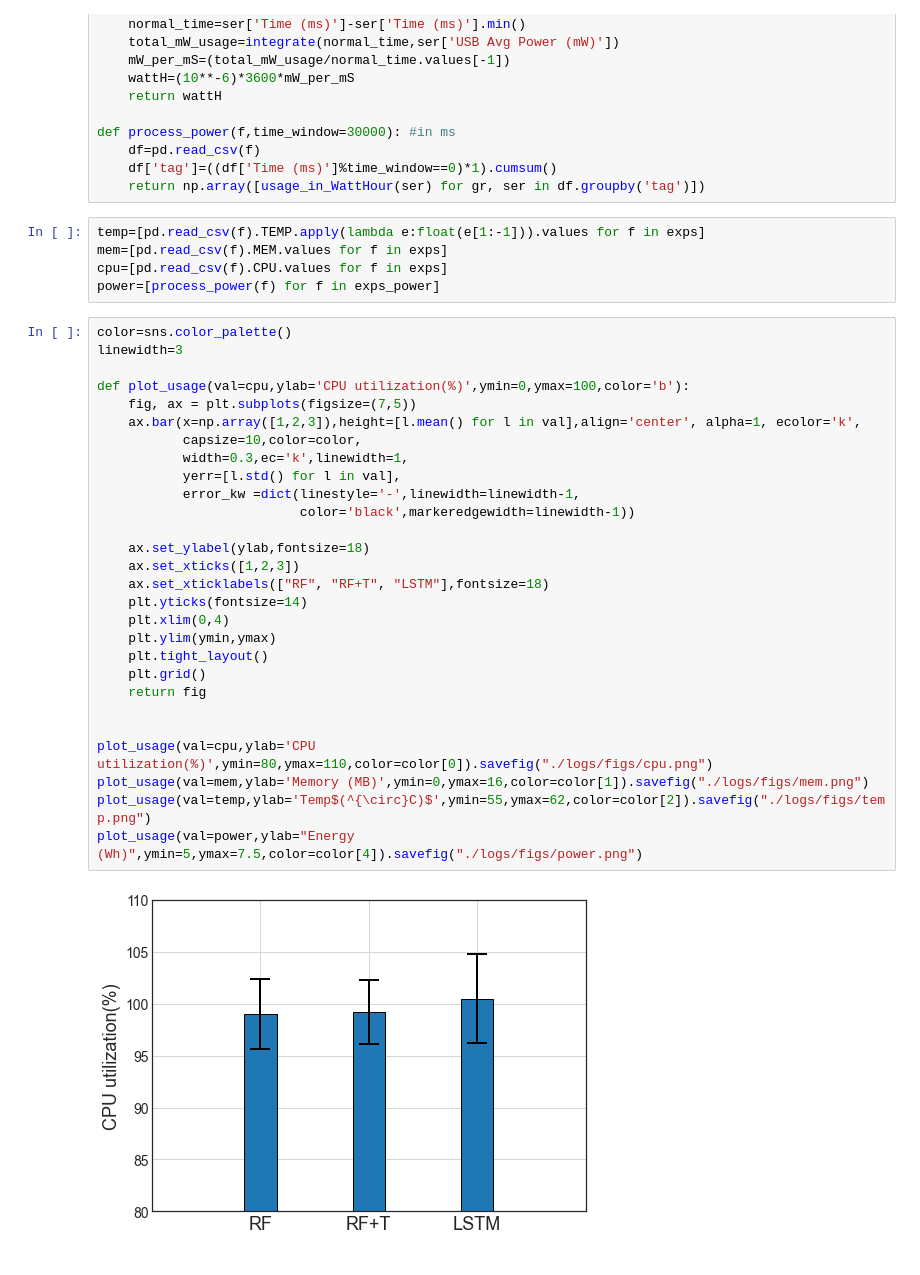
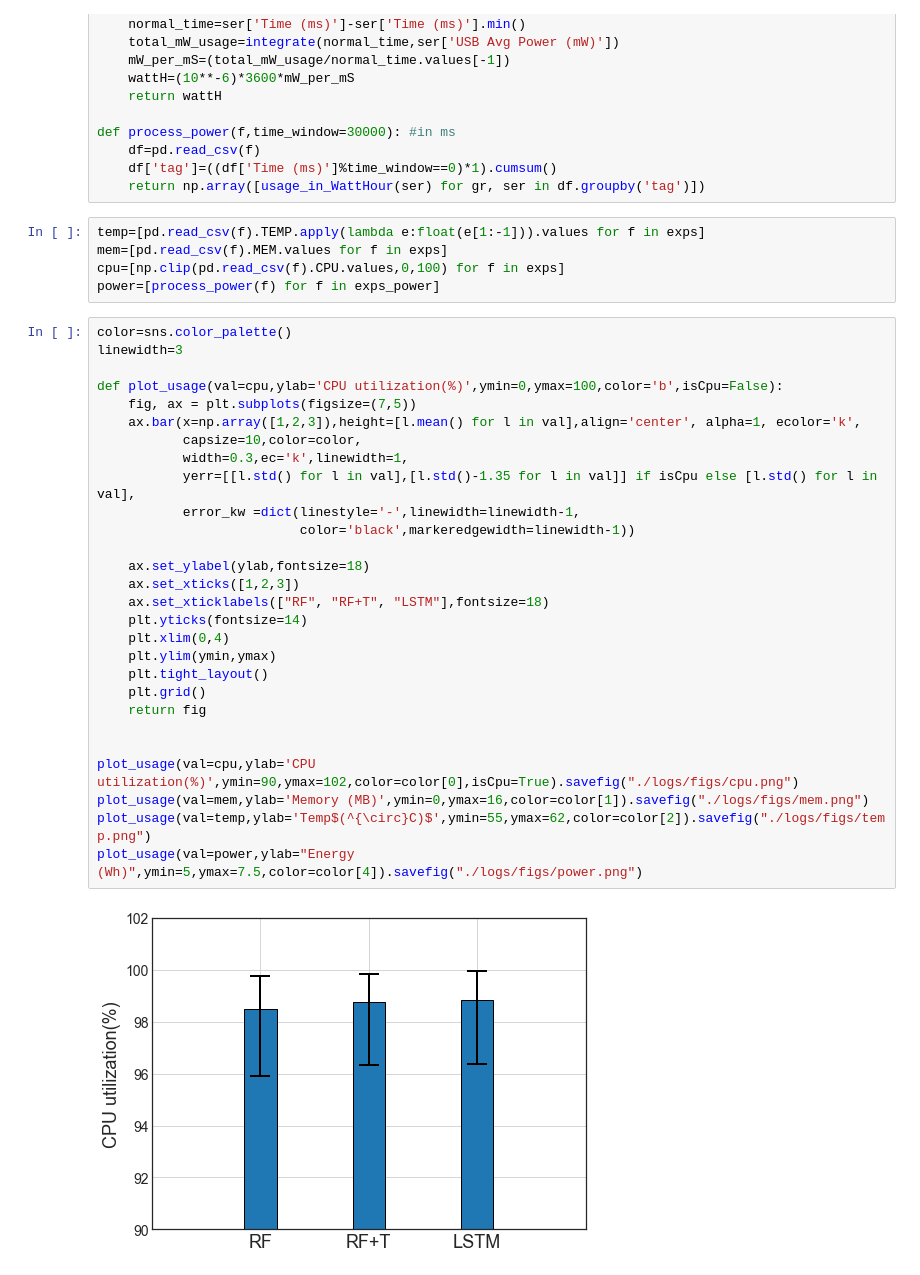
Before and after one commit to prasenjit52282/AQuaMoHo, a Jupyter notebook: plot.ipynb, the cells around one changed output. Cells and saved outputs as stored; diff of their text form.

Commit message:
cpu plot is fixed

```diff
--- a/plot.ipynb
+++ b/plot.ipynb
@@ -1085,38 +1085,38 @@ def process_power(f,time_window=30000): #in ms
 # %%
 temp=[pd.read_csv(f).TEMP.apply(lambda e:float(e[1:-1])).values for f in exps]
 mem=[pd.read_csv(f).MEM.values for f in exps]
-cpu=[pd.read_csv(f).CPU.values for f in exps]
+cpu=[np.clip(pd.read_csv(f).CPU.values,0,100) for f in exps]
 power=[process_power(f) for f in exps_power]
 # %%
 color=sns.color_palette()
 linewidth=3
 
-def plot_usage(val=cpu,ylab='CPU utilization(%)',ymin=0,ymax=100,color='b'):
+def plot_usage(val=cpu,ylab='CPU utilization(%)',ymin=0,ymax=100,color='b',isCpu=False):
     fig, ax = plt.subplots(figsize=(7,5))
     ax.bar(x=np.array([1,2,3]),height=[l.mean() for l in val],align='center', alpha=1, ecolor='k',
            capsize=10,color=color,
            width=0.3,ec='k',linewidth=1,
-           yerr=[l.std() for l in val],
+           yerr=[[l.std() for l in val],[l.std()-1.35 for l in val]] if isCpu else [l.std() for l in val],
            error_kw =dict(linestyle='-',linewidth=linewidth-1,
                           color='black',markeredgewidth=linewidth-1))
 
     ax.set_ylabel(ylab,fontsize=18)
     ax.set_xticks([1,2,3])
     ax.set_xticklabels(["RF", "RF+T", "LSTM"],fontsize=18)
     plt.yticks(fontsize=14)
     plt.xlim(0,4)
     plt.ylim(ymin,ymax)
     plt.tight_layout()
     plt.grid()
     return fig
 
 
-plot_usage(val=cpu,ylab='CPU utilization(%)',ymin=80,ymax=110,color=color[0]).savefig("./logs/figs/cpu.png")
+plot_usage(val=cpu,ylab='CPU utilization(%)',ymin=90,ymax=102,color=color[0],isCpu=True).savefig("./logs/figs/cpu.png")
 plot_usage(val=mem,ylab='Memory (MB)',ymin=0,ymax=16,color=color[1]).savefig("./logs/figs/mem.png")
 plot_usage(val=temp,ylab='Temp$(^{\circ}C)$',ymin=55,ymax=62,color=color[2]).savefig("./logs/figs/temp.png")
 plot_usage(val=power,ylab="Energy (Wh)",ymin=5,ymax=7.5,color=color[4]).savefig("./logs/figs/power.png")
 # %% [output]
-[figure, old version]
+[figure, new version]
 [figure]
 [figure]
 [figure]
```
Also changed, not shown: 1 other file.
